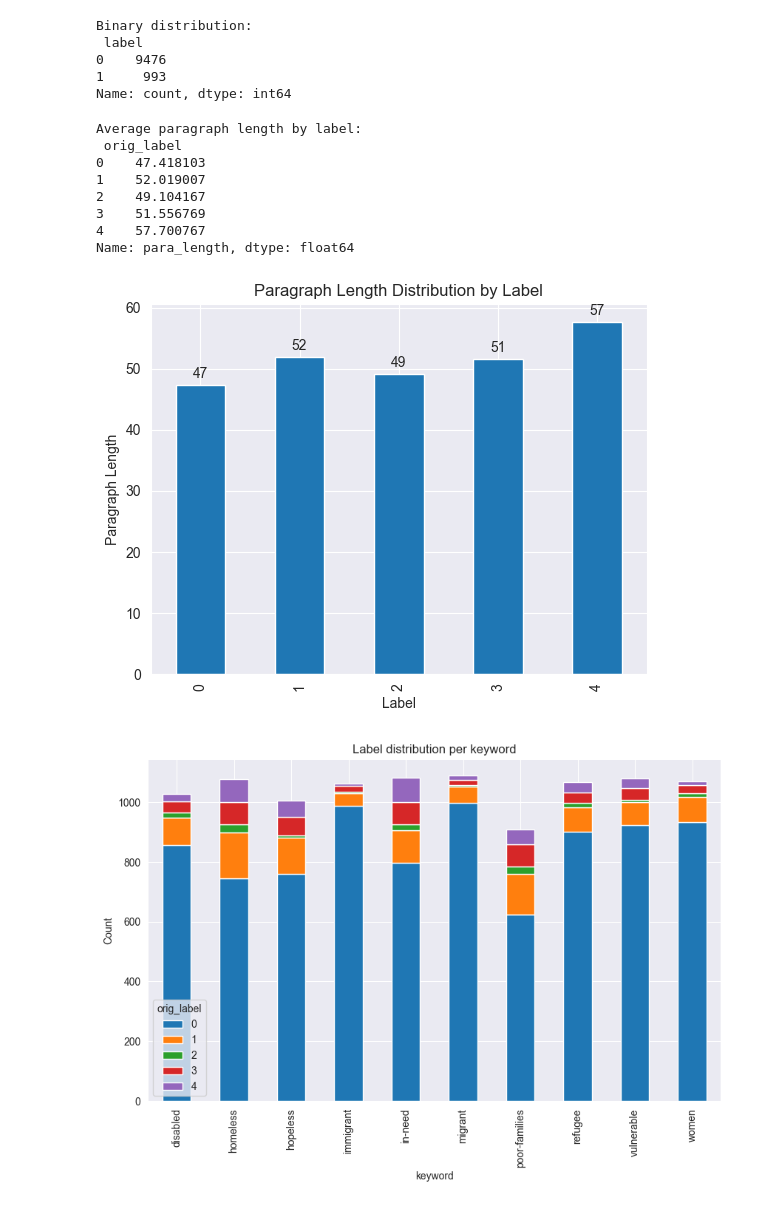
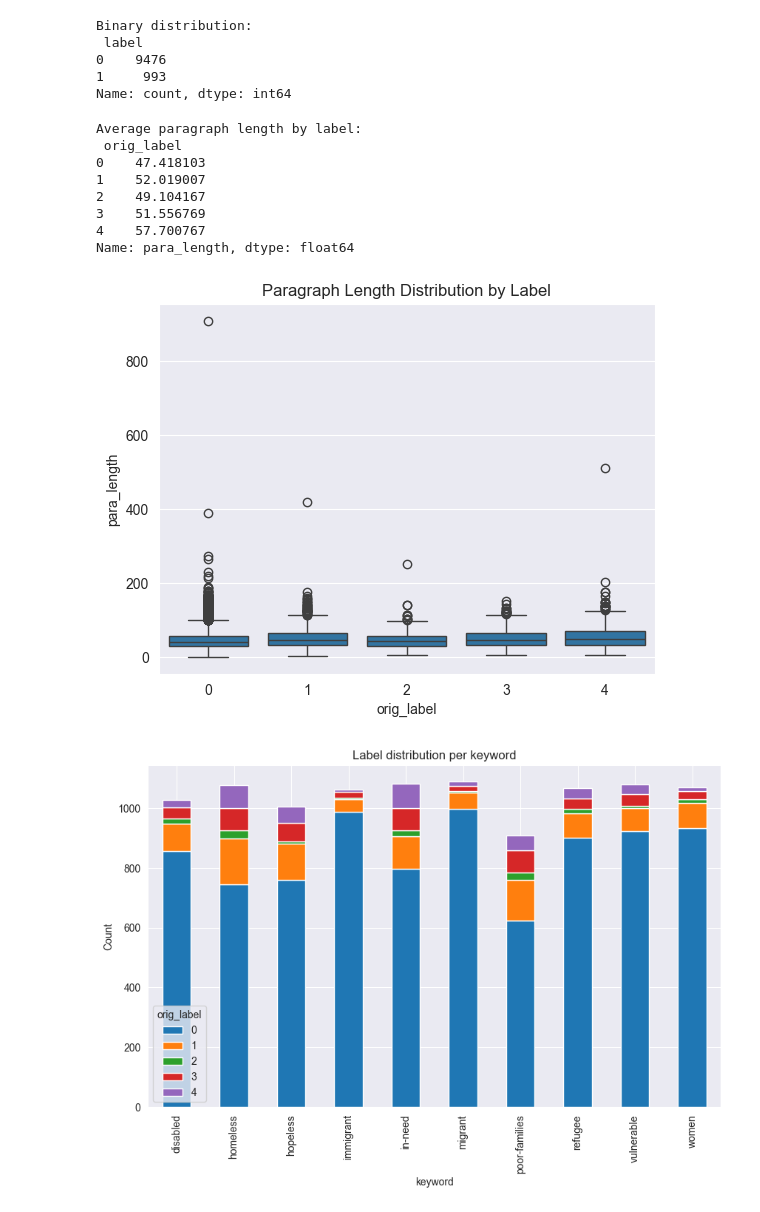
Before and after one commit to FengkaiLiu12138/NLP_CW, a Jupyter notebook: RoBERTa_for_PCL.ipynb, the cells around one changed output. Cells and saved outputs as stored; diff of their text form; code cells hidden in the pictures.

```diff
--- a/RoBERTa_for_PCL.ipynb
+++ b/RoBERTa_for_PCL.ipynb
@@ -106,38 +107,44 @@ Name: count, dtype: int64
 # %%
 df["str_paragraph"] = df["paragraph"].astype(str).fillna("")
 
 
 df["para_length"] = df["str_paragraph"].apply(lambda x: len(x.split()))
 # Group by label, compute mean or median paragraph length
 length_by_label = df.groupby("orig_label")["para_length"].mean()
 print("Average paragraph length by label:\n", length_by_label)
 
-# Plot length distributions
-fig, ax = plt.subplots()
-length_by_label.plot(kind="bar", ax=ax, title="Paragraph Length Distribution by Label")
-ax.set_xlabel("Label")
-ax.set_ylabel("Paragraph Length")
+import seaborn as sns
 
-for p in ax.patches:
-    ax.annotate(
-        str(int(p.get_height())),
-        xy=(p.get_x() + p.get_width() / 2., p.get_height()),
-        xytext=(0, 3),
-        textcoords="offset points",
-        ha='center', va='bottom'
-    )
+sns.boxplot(x="orig_label", y="para_length", data=df)
+plt.title("Paragraph Length Distribution by Label")
+plt.show()
 
-plt.show()
+# # Plot length distributions
+# fig, ax = plt.subplots(1, 1, figsize=(10, 6))
+# length_by_label.plot(kind="bar", ax=ax, title="Paragraph Length Distribution by Label")
+# ax.set_xlabel("Label")
+# ax.set_ylabel("Paragraph Length")
+#
+# for p in ax.patches:
+#     ax.annotate(
+#         str(int(p.get_height())),
+#         xy=(p.get_x() + p.get_width() / 2., p.get_height()),
+#         xytext=(0, 3),
+#         textcoords="offset points",
+#         ha='center', va='bottom'
+#     )
+#
+# plt.show()
 # %% [output]
 Average paragraph length by label:
  orig_label
 0    47.418103
 1    52.019007
 2    49.104167
 3    51.556769
 4    57.700767
 Name: para_length, dtype: float64
-[figure, old version]
+[figure, new version]
 # %%
 pd.crosstab(df["keyword"], df["orig_label"]).plot(kind="bar", stacked=True, figsize=(10,6))
 plt.title("Label distribution per keyword")
```
Also changed, not shown: parts of 12 cells of this notebook.
